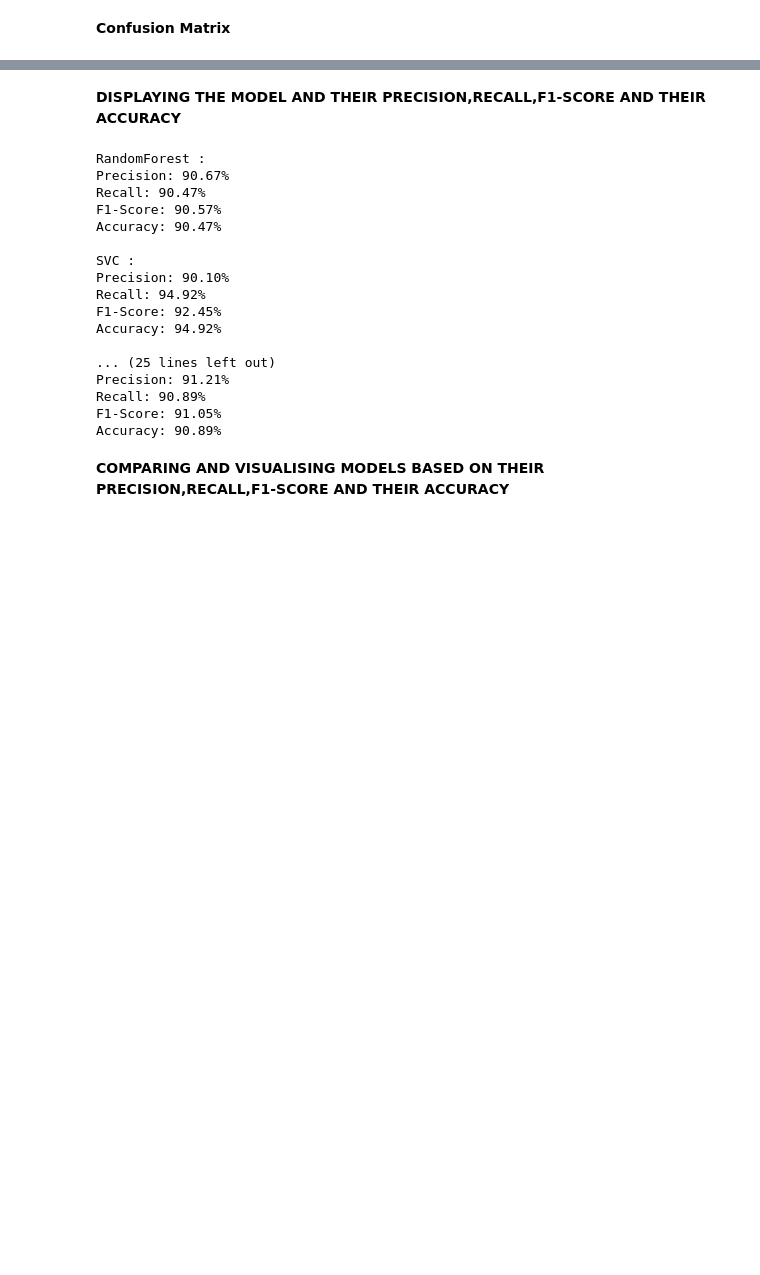
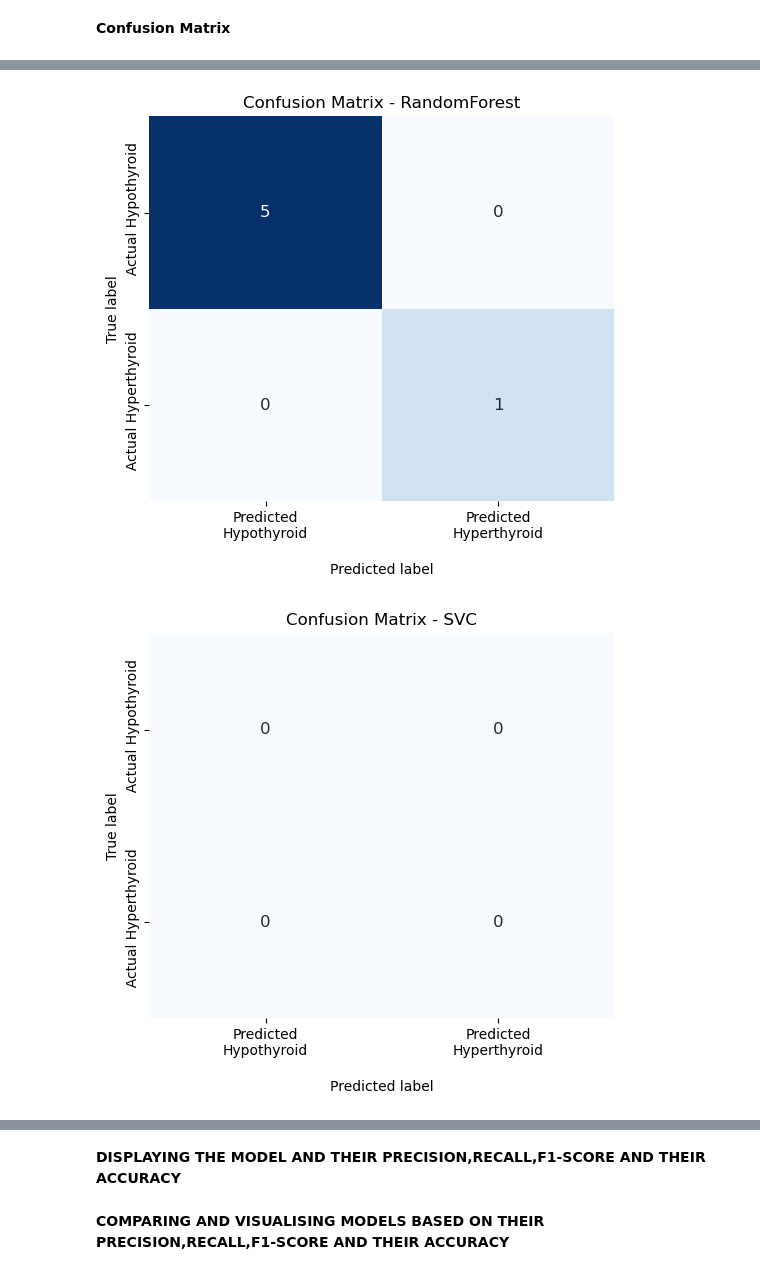
Before and after one commit to aashishops/Thyroid-Performance-Analysis, a Jupyter notebook: src/model_comp.ipynb, the cells around one changed output, grey strips where cells are left out. Cells and saved outputs as stored; diff of their text form; code cells hidden in the pictures; blank space fills up the shorter version.

Commit message:
Confusion Matrix

```diff
--- a/src/model_comp.ipynb
+++ b/src/model_comp.ipynb
@@ -19,7 +17,7 @@ WARNING:tensorflow:From c:\Users\aashi\anaconda3\Lib\site-packages\keras\src\los
 # %%
-#  filepath=r'C:\Users\dwija\OneDrive\Thyroid-Performance-Analysis\SAVED_MODEL'
+ filepath=r'C:\Users\dwija\OneDrive\Thyroid-Performance-Analysis\SAVED_MODEL'
 # %%
-filepath=r'E:\College\2nd year\Winter project\Thyroid-Performance-Analysis\SAVED_MODEL'
+# filepath=r'E:\College\2nd year\Winter project\Thyroid-Performance-Analysis\SAVED_MODEL'
 # %%
 with open(filepath + r'\models.pkl', 'rb') as file:
     models = pickle.load(file)
@@ -30,9 +26,9 @@ WARNING:tensorflow:From c:\Users\aashi\anaconda3\Lib\site-packages\keras\src\bac
 # %%
 ann = load_model(filepath + r'\ANN_model.h5', compile=False)
 # %%
-# datasetfilepath=r'C:\Users\dwija\OneDrive\Thyroid-Performance-Analysis\Data\pre_data\Dataset.csv'
+datasetfilepath=r'C:\Users\dwija\OneDrive\Thyroid-Performance-Analysis\Data\pre_data\Dataset.csv'
 # %%
-datasetfilepath=r'E:\College\2nd year\Winter project\Thyroid-Performance-Analysis\Data\pre_data\Dataset.csv'
+# datasetfilepath=r'E:\College\2nd year\Winter project\Thyroid-Performance-Analysis\Data\pre_data\Dataset.csv'
 # %%
 Dataset = pd.read_csv(datasetfilepath)
 # %%
@@ -192,0 +189,36 @@ for model_name, model in models.items():
+# %%
+def plot_confusion_matrix_for_model(model_name, y_pred, y_test, class_labels, classes_to_plot):
+    cm = confusion_matrix(y_test, y_pred)
+
+    # Create an empty confusion matrix with zeros for the specified classes
+    cm_full = np.zeros((len(classes_to_plot), len(classes_to_plot)))
+
+    # Fill the corresponding values from the calculated confusion matrix
+    for i, class_i in enumerate(classes_to_plot):
+        for j, class_j in enumerate(classes_to_plot):
+            cm_full[i, j] = cm[class_i, class_j]
+
+    tick_labels = [f"  Actual {class_labels[label]}" for label in classes_to_plot]
+
+    plt.figure(figsize=(6, 5))
+    sns.heatmap(cm_full, annot=True, fmt="g", cmap="Blues", cbar=False,
+                xticklabels=[f"Predicted\n{class_labels[label]}" for label in classes_to_plot],
+                yticklabels=tick_labels, annot_kws={"size": 12})
+
+    plt.xlabel("\nPredicted label")
+    plt.ylabel("True label")
+    plt.xticks(rotation=0)
+
+    plt.title(f"Confusion Matrix - {model_name}")
+    plt.show()
+
+# Specify the classes to plot (1 for 'Hypothyroid' and 2 for 'Hyperthyroid')
+classes_to_plot = [1, 2]
+
+# Call the function for each model
+for model_name, model in models.items():
+    y_pred = model.predict(X_test)
+    plot_confusion_matrix_for_model(model_name, y_pred, y_test, class_labels, classes_to_plot)
+# %% [output]
+[figure, added]
+[figure, added]
@@ -193,30 +230,5 @@ for model_name, model in models.items():
 # %% [markdown]
 **DISPLAYING THE MODEL AND THEIR PRECISION,RECALL,F1-SCORE AND THEIR ACCURACY**
-# %%
-for model_name, model in models.items():
-
-    y_pred = model.predict(X_test)
-    print(model_name,":")
-    results(y_test, y_pred)
-    report(y_test, y_pred)
-# %% [output]
-RandomForest :
-Precision: 90.67%
-Recall: 90.47%
-F1-Score: 90.57%
-Accuracy: 90.47%
-
-SVC :
-Precision: 90.10%
-Recall: 94.92%
-F1-Score: 92.45%
-Accuracy: 94.92%
-
-... (25 lines left out)
-Precision: 91.21%
-Recall: 90.89%
-F1-Score: 91.05%
-Accuracy: 90.89%
 # %% [markdown]
 **COMPARING AND VISUALISING MODELS BASED ON THEIR PRECISION,RECALL,F1-SCORE AND THEIR ACCURACY**
 # %%
```
Also changed, not shown: parts of 5 cells of this notebook.
